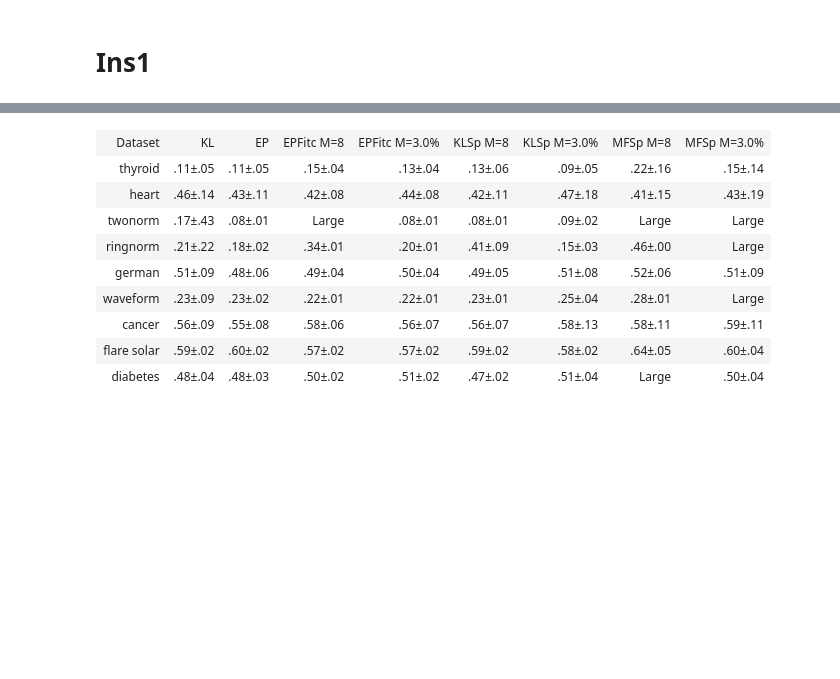
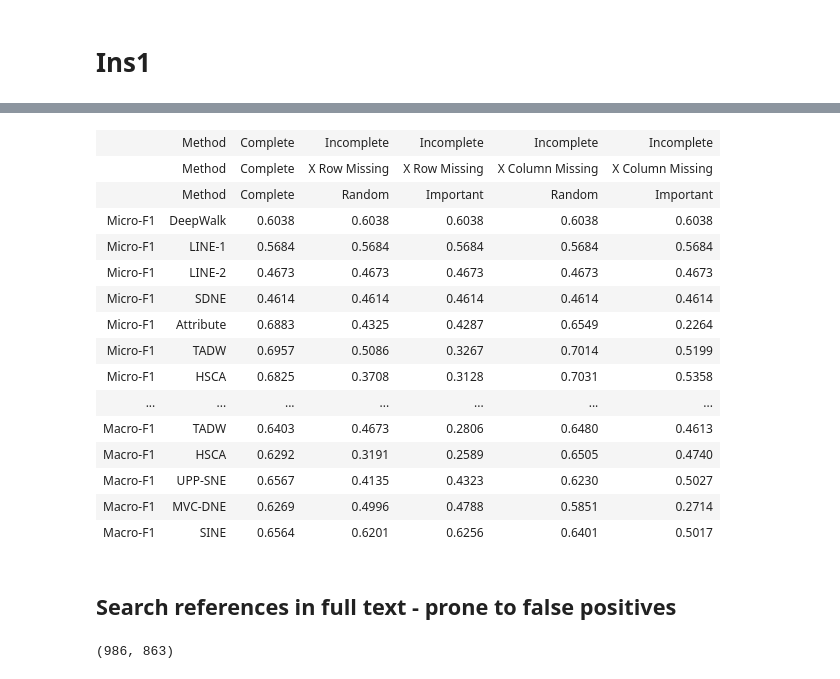
Before and after one commit to shruti-singh/meaningful-comparison, a Jupyter notebook: extraction_on_iclr_part2.ipynb, the cells around one changed output, grey strips where cells are left out. Saved outputs shown, nothing was run; the diff lists cells and outputs as text; code cells hidden in the pictures; blank space fills up the shorter version.

```diff
--- a/extraction_on_iclr_part2.ipynb
+++ b/extraction_on_iclr_part2.ipynb
@@ -560,6 +579,6 @@ paper.tables[0].df.loc[1,0]
 # %% [markdown]
 # Ins1
 # %%
-nk = 557082
+nk = 1163347
 iclr_ref_arxiv_map[nk], leaderboard_table_refs[nk]
 # %% [output]
@@ -567,15 +597,23 @@ iclr_ref_arxiv_map[nk], leaderboard_table_refs[nk]
 # %%
 paper = pc.get_by_id(iclr_ref_arxiv_map[nk])
 # %%
-paper.tables[0]
+paper.tables[3]
 # %% [output]
-| Dataset | KL | EP | EPFitc M=8 | EPFitc M=3.0% | KLSp M=8 | KLSp M=3.0% | MFSp M=8 | MFSp M=3.0% |
-| thyroid | .11±.05 | .11±.05 | .15±.04 | .13±.04 | .13±.06 | .09±.05 | .22±.16 | .15±.14 |
-| heart | .46±.14 | .43±.11 | .42±.08 | .44±.08 | .42±.11 | .47±.18 | .41±.15 | .43±.19 |
-| twonorm | .17±.43 | .08±.01 | Large | .08±.01 | .08±.01 | .09±.02 | Large | Large |
-| ringnorm | .21±.22 | .18±.02 | .34±.01 | .20±.01 | .41±.09 | .15±.03 | .46±.00 | Large |
-| german | .51±.09 | .48±.06 | .49±.04 | .50±.04 | .49±.05 | .51±.08 | .52±.06 | .51±.09 |
-| waveform | .23±.09 | .23±.02 | .22±.01 | .22±.01 | .23±.01 | .25±.04 | .28±.01 | Large |
-| cancer | .56±.09 | .55±.08 | .58±.06 | .56±.07 | .56±.07 | .58±.13 | .58±.11 | .59±.11 |
-| flare solar | .59±.02 | .60±.02 | .57±.02 | .57±.02 | .59±.02 | .58±.02 | .64±.05 | .60±.04 |
-| diabetes | .48±.04 | .48±.03 | .50±.02 | .51±.02 | .47±.02 | .51±.04 | Large | .50±.04 |
+|  | Method | Complete | Incomplete | Incomplete | Incomplete | Incomplete |
+|  | Method | Complete | X Row Missing | X Row Missing | X Column Missing | X Column Missing |
+|  | Method | Complete | Random | Important | Random | Important |
+| Micro-F1 | DeepWalk | 0.6038 | 0.6038 | 0.6038 | 0.6038 | 0.6038 |
+| Micro-F1 | LINE-1 | 0.5684 | 0.5684 | 0.5684 | 0.5684 | 0.5684 |
+| Micro-F1 | LINE-2 | 0.4673 | 0.4673 | 0.4673 | 0.4673 | 0.4673 |
+| Micro-F1 | SDNE | 0.4614 | 0.4614 | 0.4614 | 0.4614 | 0.4614 |
+| Micro-F1 | Attribute | 0.6883 | 0.4325 | 0.4287 | 0.6549 | 0.2264 |
+| Micro-F1 | TADW | 0.6957 | 0.5086 | 0.3267 | 0.7014 | 0.5199 |
+| Micro-F1 | HSCA | 0.6825 | 0.3708 | 0.3128 | 0.7031 | 0.5358 |
+| ... | ... | ... | ... | ... | ... | ... |
+| Macro-F1 | TADW | 0.6403 | 0.4673 | 0.2806 | 0.6480 | 0.4613 |
+| Macro-F1 | HSCA | 0.6292 | 0.3191 | 0.2589 | 0.6505 | 0.4740 |
+| Macro-F1 | UPP-SNE | 0.6567 | 0.4135 | 0.4323 | 0.6230 | 0.5027 |
+| Macro-F1 | MVC-DNE | 0.6269 | 0.4996 | 0.4788 | 0.5851 | 0.2714 |
+| Macro-F1 | SINE | 0.6564 | 0.6201 | 0.6256 | 0.6401 | 0.5017 |
+# %% [markdown]
+## Search references in full text - prone to false positives
@@ -581,0 +761,4 @@ paper.tables[0]
+# %%
+len(non_useful), len(full_text_refs_dict)
+# %% [output]
+(986, 863)
```
Also changed, not shown: parts of 18 cells of this notebook, 1 other file.
